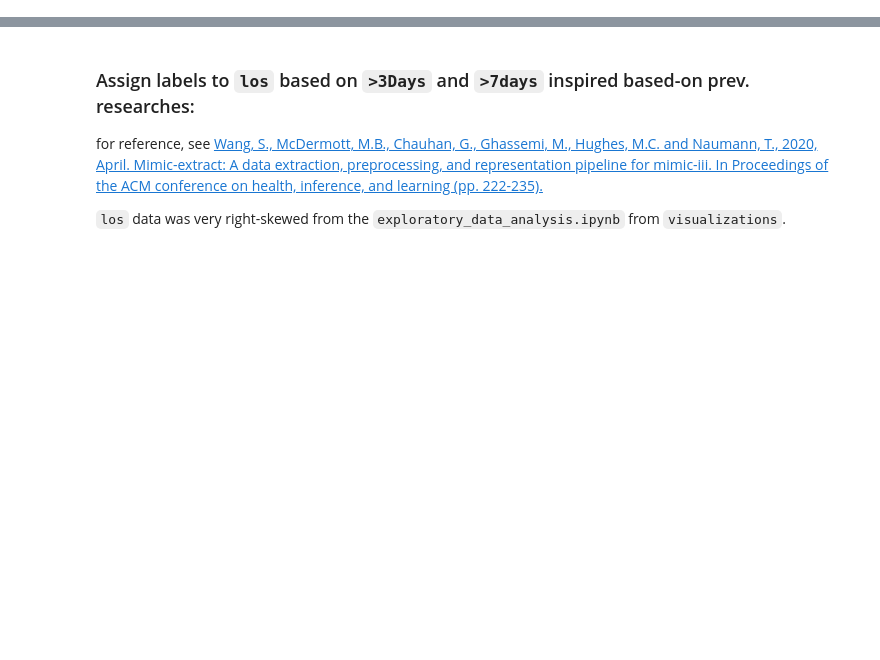
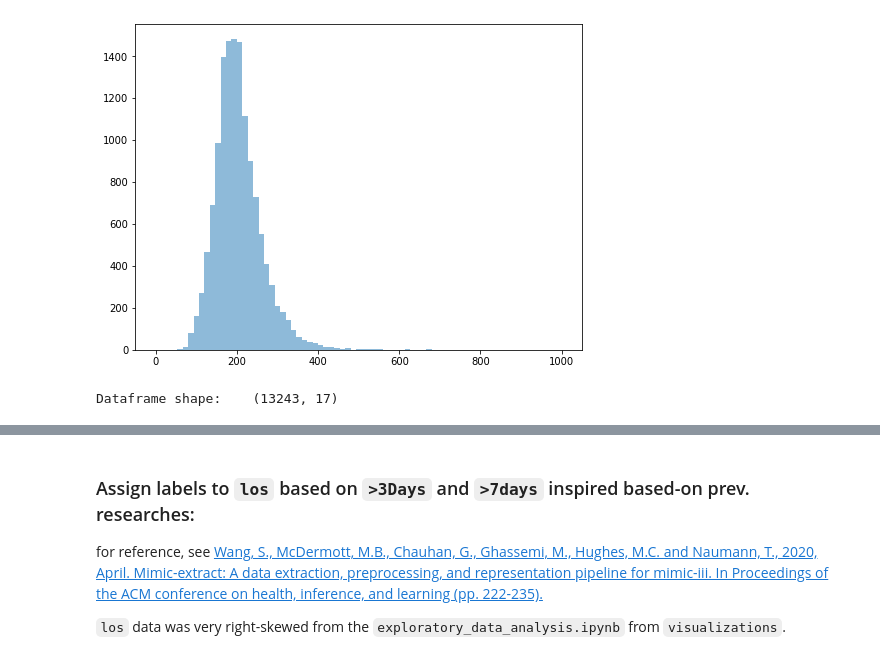
Before and after one commit to Kukaheadla/COMP90089_group_project, a Jupyter notebook: models/categorizer.ipynb, the cells around one changed output, grey strips where cells are left out. Drawn from its saved outputs; the diff is of its cells as text; code cells hidden in the pictures; blank space fills up the shorter version.

```diff
--- a/models/categorizer.ipynb
+++ b/models/categorizer.ipynb
@@ -30,0 +45,12 @@ Dataframe Features: Index(['subject_id', 'stay_id', 'glucose_max', 'anchor_age',
+# %%
+fig, ax = plt.subplots(figsize=(8,6))
+ax.hist(patient_df.glucose_mean, bins=75, alpha=0.5, range=(0,1000))
+plt.show()
+# %% [output]
+[figure, added]
+# %%
+# Filter dataset hard code
+patient_df = patient_df[(patient_df.glucose_max < 1000) & (patient_df.glucose_mean < 500)].reset_index(drop=True)
+print("Dataframe shape:   ", patient_df.shape)
+# %% [output]
+Dataframe shape:    (13243, 17)
```
Also changed, not shown: parts of 12 cells of this notebook, 3 other files.
